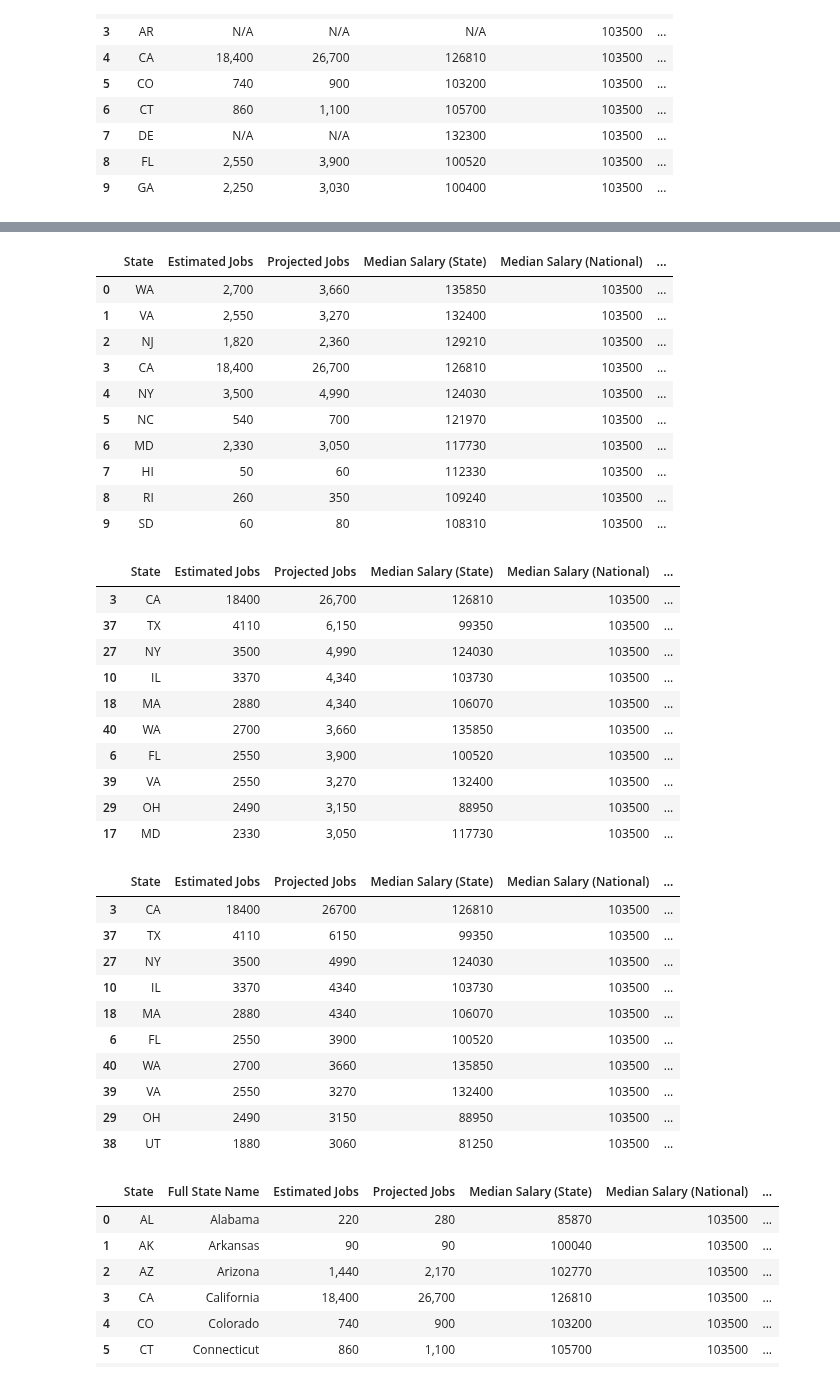
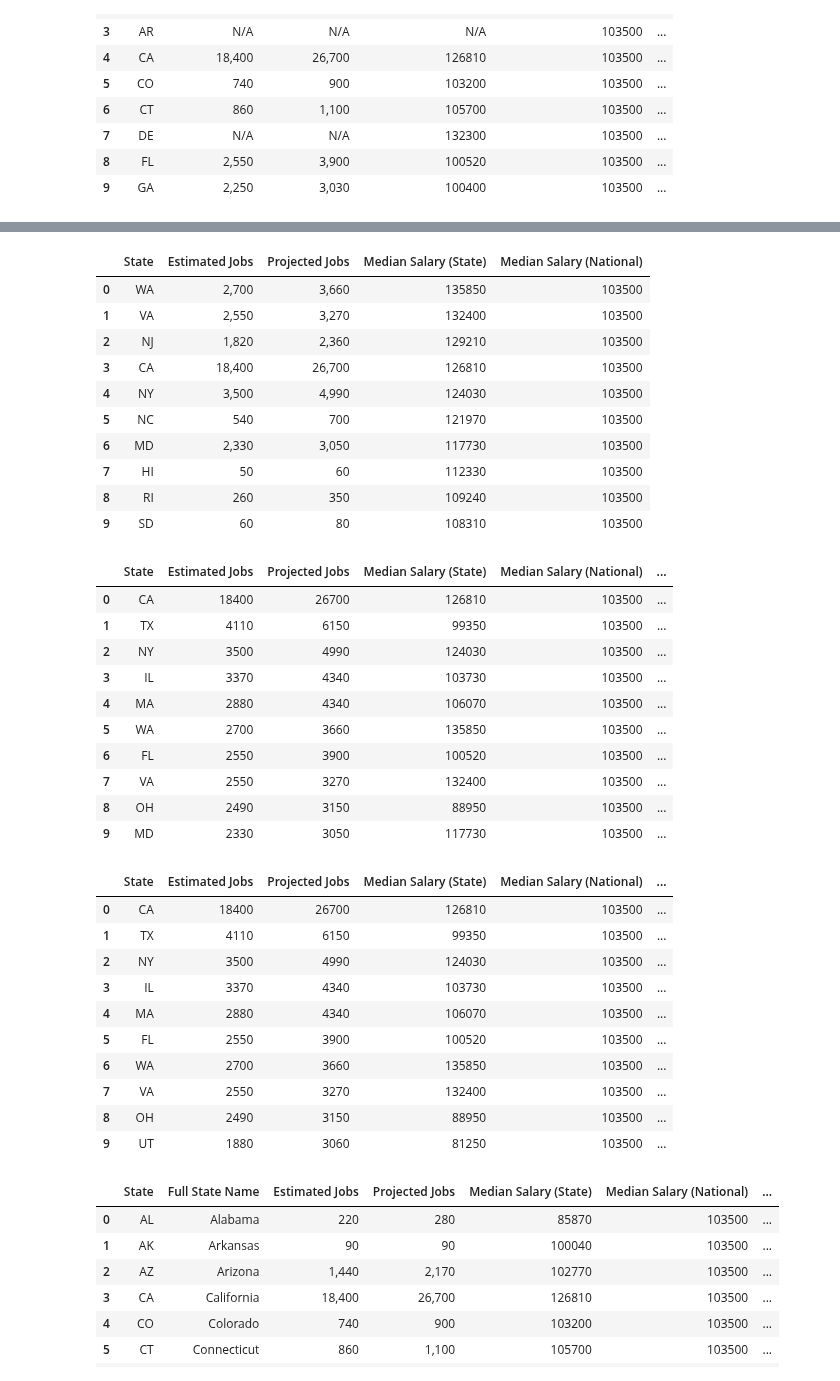
Before and after one commit to peatk/Group3_Project_-1, a Jupyter notebook: Collective_Data.ipynb, the cells around one changed output, grey strips where cells are left out. Drawn from its saved outputs; the diff is of its cells as text; code cells hidden in the pictures.

Commit message:
Exported the top median state pay to excel file

```diff
--- a/Collective_Data.ipynb
+++ b/Collective_Data.ipynb
@@ -187,58 +186,62 @@ states_df.head(10)
 # %%
 # Top 10 state Median Salaries in descending order
 states_df["Median Salary (State)"] = states_df["Median Salary (State)"].astype('int64')
 
 highest_pay_states = states_df.sort_values(by="Median Salary (State)",ascending=False)
 highest_pay_states.reset_index(inplace=True,drop=True)
-highest_pay_states.head(10)
+top_pay = highest_pay_states.head(10)
+top_pay.to_excel('top_pay.xlsx', index=False)
+top_pay
 # %% [output]
-|  | State | Estimated Jobs | Projected Jobs | Median Salary (State) | Median Salary (National) | ... |
-| 0 | WA | 2,700 | 3,660 | 135850 | 103500 | ... |
-| 1 | VA | 2,550 | 3,270 | 132400 | 103500 | ... |
-| 2 | NJ | 1,820 | 2,360 | 129210 | 103500 | ... |
-| 3 | CA | 18,400 | 26,700 | 126810 | 103500 | ... |
-| 4 | NY | 3,500 | 4,990 | 124030 | 103500 | ... |
-| 5 | NC | 540 | 700 | 121970 | 103500 | ... |
-| 6 | MD | 2,330 | 3,050 | 117730 | 103500 | ... |
-| 7 | HI | 50 | 60 | 112330 | 103500 | ... |
-| 8 | RI | 260 | 350 | 109240 | 103500 | ... |
-| 9 | SD | 60 | 80 | 108310 | 103500 | ... |
+|  | State | Estimated Jobs | Projected Jobs | Median Salary (State) | Median Salary (National) |
+| 0 | WA | 2,700 | 3,660 | 135850 | 103500 |
+| 1 | VA | 2,550 | 3,270 | 132400 | 103500 |
+| 2 | NJ | 1,820 | 2,360 | 129210 | 103500 |
+| 3 | CA | 18,400 | 26,700 | 126810 | 103500 |
+| 4 | NY | 3,500 | 4,990 | 124030 | 103500 |
+| 5 | NC | 540 | 700 | 121970 | 103500 |
+| 6 | MD | 2,330 | 3,050 | 117730 | 103500 |
+| 7 | HI | 50 | 60 | 112330 | 103500 |
+| 8 | RI | 260 | 350 | 109240 | 103500 |
+| 9 | SD | 60 | 80 | 108310 | 103500 |
 # %%
 # Top 10 state Current Estimated Jobs in descending order
 states_df['Estimated Jobs'] = states_df['Estimated Jobs'].astype(str)
 states_df['Estimated Jobs'] = states_df['Estimated Jobs'].str.replace(',','').astype(int)
 estimated_jobs_states = states_df.sort_values(by='Estimated Jobs',ascending=False)
+estimated_jobs_states.reset_index(inplace=True,drop=True,)
 estimated_jobs_states.head(10)
 # %% [output]
 |  | State | Estimated Jobs | Projected Jobs | Median Salary (State) | Median Salary (National) | ... |
-| 3 | CA | 18400 | 26,700 | 126810 | 103500 | ... |
-| 37 | TX | 4110 | 6,150 | 99350 | 103500 | ... |
-| 27 | NY | 3500 | 4,990 | 124030 | 103500 | ... |
-| 10 | IL | 3370 | 4,340 | 103730 | 103500 | ... |
-| 18 | MA | 2880 | 4,340 | 106070 | 103500 | ... |
-| 40 | WA | 2700 | 3,660 | 135850 | 103500 | ... |
-| 6 | FL | 2550 | 3,900 | 100520 | 103500 | ... |
-| 39 | VA | 2550 | 3,270 | 132400 | 103500 | ... |
-| 29 | OH | 2490 | 3,150 | 88950 | 103500 | ... |
-| 17 | MD | 2330 | 3,050 | 117730 | 103500 | ... |
+| 0 | CA | 18400 | 26700 | 126810 | 103500 | ... |
+| 1 | TX | 4110 | 6150 | 99350 | 103500 | ... |
+| 2 | NY | 3500 | 4990 | 124030 | 103500 | ... |
+| 3 | IL | 3370 | 4340 | 103730 | 103500 | ... |
+| 4 | MA | 2880 | 4340 | 106070 | 103500 | ... |
+| 5 | WA | 2700 | 3660 | 135850 | 103500 | ... |
+| 6 | FL | 2550 | 3900 | 100520 | 103500 | ... |
+| 7 | VA | 2550 | 3270 | 132400 | 103500 | ... |
+| 8 | OH | 2490 | 3150 | 88950 | 103500 | ... |
+| 9 | MD | 2330 | 3050 | 117730 | 103500 | ... |
 # %%
 # Top 10 state Proejcted Jobs in descending order
 states_df['Projected Jobs'] = states_df['Projected Jobs'].astype(str)
 states_df['Projected Jobs'] = states_df['Projected Jobs'].str.replace(',','').astype(int)
 projected_jobs_states = states_df.sort_values(by='Projected Jobs',ascending=False)
+projected_jobs_states.reset_index(inplace=True,drop=True,)
 projected_jobs_states.head(10)
 # %% [output]
 |  | State | Estimated Jobs | Projected Jobs | Median Salary (State) | Median Salary (National) | ... |
-| 3 | CA | 18400 | 26700 | 126810 | 103500 | ... |
-| 37 | TX | 4110 | 6150 | 99350 | 103500 | ... |
-| 27 | NY | 3500 | 4990 | 124030 | 103500 | ... |
-| 10 | IL | 3370 | 4340 | 103730 | 103500 | ... |
-| 18 | MA | 2880 | 4340 | 106070 | 103500 | ... |
-| 6 | FL | 2550 | 3900 | 100520 | 103500 | ... |
-| 40 | WA | 2700 | 3660 | 135850 | 103500 | ... |
-| 39 | VA | 2550 | 3270 | 132400 | 103500 | ... |
-| 29 | OH | 2490 | 3150 | 88950 | 103500 | ... |
-| 38 | UT | 1880 | 3060 | 81250 | 103500 | ... |
+| 0 | CA | 18400 | 26700 | 126810 | 103500 | ... |
+| 1 | TX | 4110 | 6150 | 99350 | 103500 | ... |
+| 2 | NY | 3500 | 4990 | 124030 | 103500 | ... |
+| 3 | IL | 3370 | 4340 | 103730 | 103500 | ... |
+| 4 | MA | 2880 | 4340 | 106070 | 103500 | ... |
+| 5 | FL | 2550 | 3900 | 100520 | 103500 | ... |
+| 6 | WA | 2700 | 3660 | 135850 | 103500 | ... |
+| 7 | VA | 2550 | 3270 | 132400 | 103500 | ... |
+| 8 | OH | 2490 | 3150 | 88950 | 103500 | ... |
+| 9 | UT | 1880 | 3060 | 81250 | 103500 | ... |
 # %%
 # heatmap data
 # (keep an eye on state_df to see if there is an issue down line without the city column)
```
Also changed, not shown: parts of 4 cells of this notebook, 3 other files.
